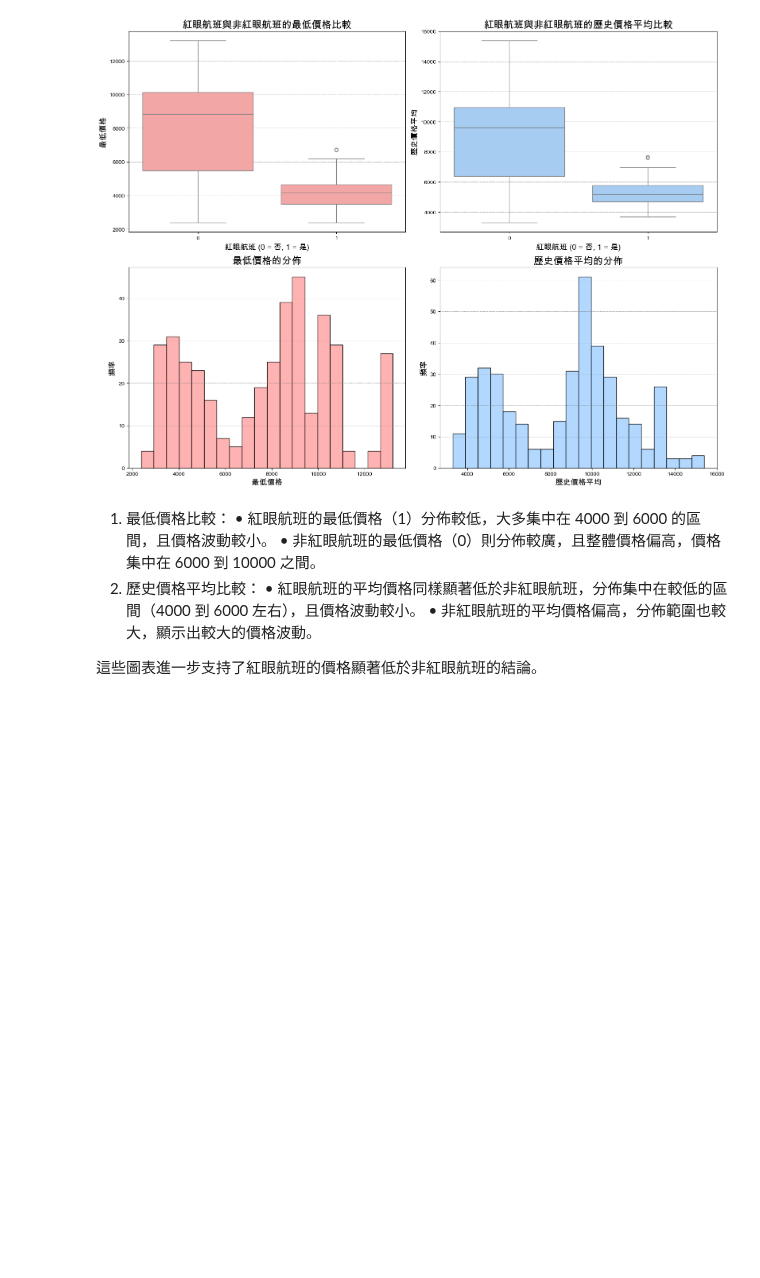
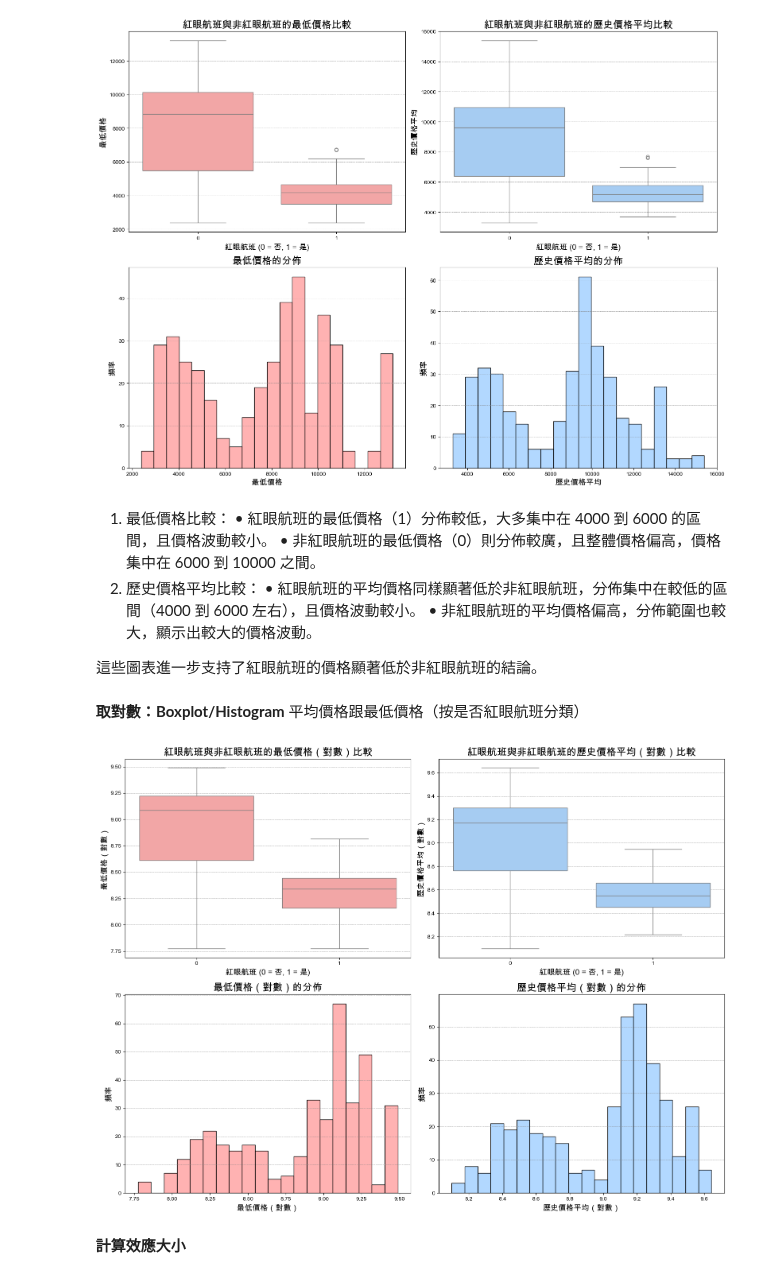
Before and after one commit to ching1223/flight_data, a Jupyter notebook: cleaned_data/red_eye.ipynb, the cells around one changed output. Cells and saved outputs as stored; diff of their text form; code cells hidden in the pictures; blank space fills up the shorter version.

```diff
--- a/cleaned_data/red_eye.ipynb
+++ b/cleaned_data/red_eye.ipynb
@@ -336,3 +533,58 @@ plt.show()
 	•	非紅眼航班的平均價格偏高，分佈範圍也較大，顯示出較大的價格波動。
 
 這些圖表進一步支持了紅眼航班的價格顯著低於非紅眼航班的結論。
+# %% [markdown]
+**取對數：Boxplot/Histogram**
+平均價格跟最低價格（按是否紅眼航班分類）
+# %%
+import numpy as np
+
+# 將最低價格和歷史價格平均進行對數變換
+plot_data['最低價格_對數'] = np.log(plot_data['最低價格'] + 1)  # 加1以避免取對數時出現0的情況
+plot_data['歷史價格平均_對數'] = np.log(plot_data['歷史價格平均'] + 1)
+
+# 重新視覺化對數變換後的資料
+import matplotlib.pyplot as plt
+import seaborn as sns
+
+# 繁體中文設定
+plt.rcParams['font.sans-serif'] = ['Arial Unicode MS']
+plt.rcParams['axes.unicode_minus'] = False
+
+# 創建 2x2 子圖
+fig, axes = plt.subplots(2, 2, figsize=(16, 12))
+
+# 第一個子圖：對數變換後的紅眼航班與非紅眼航班的最低價格的盒狀圖
+sns.boxplot(data=plot_data, x='紅眼航班', y='最低價格_對數', ax=axes[0, 0], color='#FF9999')
+axes[0, 0].set_title('紅眼航班與非紅眼航班的最低價格（對數）比較', fontsize=18)
+axes[0, 0].set_xlabel('紅眼航班 (0 = 否, 1 = 是)', fontsize=14)
+axes[0, 0].set_ylabel('最低價格（對數）', fontsize=14)
+axes[0, 0].grid(axis='y', color='gray', linestyle='--', linewidth=0.5)
+
+# 第二個子圖：對數變換後的紅眼航班與非紅眼航班的歷史價格平均的盒狀圖
+sns.boxplot(data=plot_data, x='紅眼航班', y='歷史價格平均_對數', ax=axes[0, 1], color='#99CCFF')
+axes[0, 1].set_title('紅眼航班與非紅眼航班的歷史價格平均（對數）比較', fontsize=18)
+axes[0, 1].set_xlabel('紅眼航班 (0 = 否, 1 = 是)', fontsize=14)
+axes[0, 1].set_ylabel('歷史價格平均（對數）', fontsize=14)
+axes[0, 1].grid(axis='y', color='gray', linestyle='--', linewidth=0.5)
+
+# 第三個子圖：對數變換後的最低價格分佈
+sns.histplot(plot_data['最低價格_對數'], kde=False, color='#FF9999', ax=axes[1, 0], bins=20)
+axes[1, 0].set_title('最低價格（對數）的分佈', fontsize=18)
+axes[1, 0].set_xlabel('最低價格（對數）', fontsize=14)
+axes[1, 0].set_ylabel('頻率', fontsize=14)
+axes[1, 0].grid(axis='y', color='gray', linestyle='--', linewidth=0.5)
+
+# 第四個子圖：對數變換後的歷史價格平均分佈
+sns.histplot(plot_data['歷史價格平均_對數'], kde=False, color='#99CCFF', ax=axes[1, 1], bins=20)
+axes[1, 1].set_title('歷史價格平均（對數）的分佈', fontsize=18)
+axes[1, 1].set_xlabel('歷史價格平均（對數）', fontsize=14)
+axes[1, 1].set_ylabel('頻率', fontsize=14)
+axes[1, 1].grid(axis='y', color='gray', linestyle='--', linewidth=0.5)
+
+plt.tight_layout()
+plt.show()
+# %% [output]
+[figure, added]
+# %% [markdown]
+**計算效應大小**
```
Also changed, not shown: parts of 15 cells of this notebook, 4 other files.
